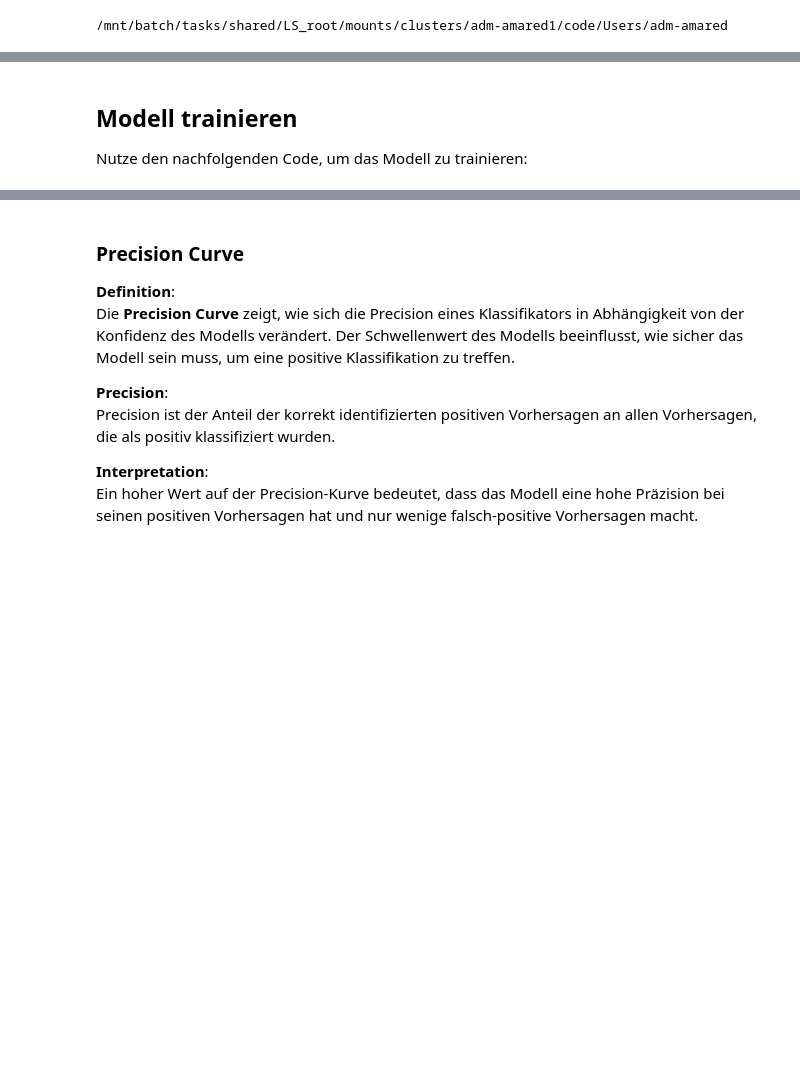
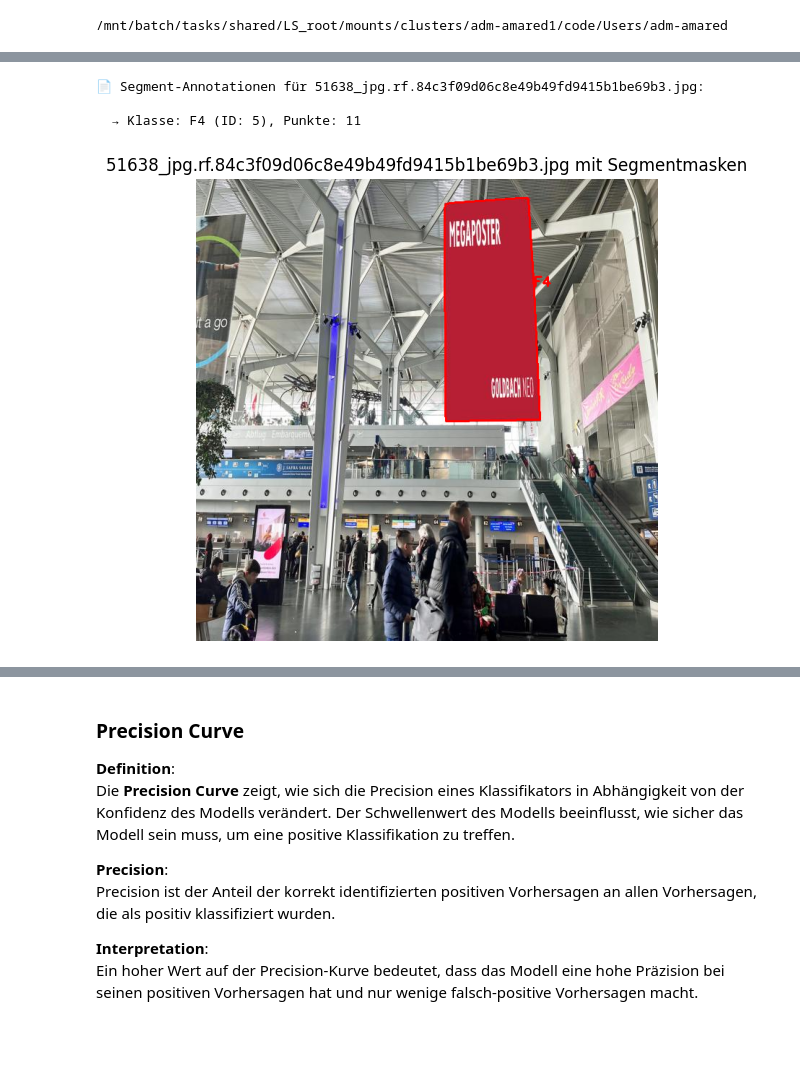
Before and after one commit to amarred97/YOLOv11-seg, a Jupyter notebook: Yolov11-seg.ipynb, the cells around one changed output, grey strips where cells are left out. Cells and saved outputs as stored; diff of their text form; code cells hidden in the pictures; blank space fills up the shorter version.

```diff
--- a/Yolov11-seg.ipynb
+++ b/Yolov11-seg.ipynb
@@ -165,4 +140,66 @@ Annotationen für images-16_jpeg.rf.33aff7a1bff4060eda0dae9eb7b2a069.jpg:
-# %% [markdown]
-## Modell trainieren
-
-Nutze den nachfolgenden Code, um das Modell zu trainieren:
+# %%
+import os
+import random
+import cv2
+import matplotlib.pyplot as plt
+import numpy as np
+
+# Verzeichnisse
+base_dir = "/mnt/batch/tasks/shared/LS_root/mounts/clusters/adm-amared1/code/Users/adm-amared/Stellenbilder-3/valid"
+image_dir = os.path.join(base_dir, "images")
+label_dir = os.path.join(base_dir, "labels")
+
+# Klassenliste
+class_names = ['items', 'DIG', 'F12', 'F200', 'F24', 'F4', 'Megaposter']
+
+# Zufälliges Bild auswählen
+image_files = [f for f in os.listdir(image_dir) if f.endswith(('.jpg', '.png'))]
+image_file = random.choice(image_files)
+image_path = os.path.join(image_dir, image_file)
+label_file = os.path.splitext(image_file)[0] + ".txt"
+label_path = os.path.join(label_dir, label_file)
+
+# Bild laden
+image = cv2.imread(image_path)
+image_rgb = cv2.cvtColor(image, cv2.COLOR_BGR2RGB)
+h, w, _ = image.shape
+
+# Annotationen laden und zeichnen
+if os.path.exists(label_path):
+    with open(label_path, "r") as f:
+        print(f"\n📄 Segment-Annotationen für {image_file}:\n")
+        for line in f:
+            parts = line.strip().split()
+            class_id = int(parts[0])
+            coords = list(map(float, parts[1:]))
+
+            # Punkte in (x, y) Paaren gruppieren und skalieren
+            points = np.array([
+                [int(float(x) * w), int(float(y) * h)]
+                for x, y in zip(coords[::2], coords[1::2])
+            ], dtype=np.int32)
+
+            label_name = class_names[class_id] if class_id < len(class_names) else str(class_id)
+
+            # Maske zeichnen
+            cv2.polylines(image_rgb, [points], isClosed=True, color=(255, 0, 0), thickness=2)
+            x, y = points[0]
+            cv2.putText(image_rgb, label_name, (x, y - 5), cv2.FONT_HERSHEY_SIMPLEX, 0.6, (255, 0, 0), 2)
+
+            # Infos ausgeben
+            print(f"  → Klasse: {label_name} (ID: {class_id}), Punkte: {len(points)}")
+
+else:
+    print(f"⚠️ Keine .txt-Datei gefunden für {image_file}")
+
+# Bild anzeigen
+plt.figure(figsize=(10, 6))
+plt.imshow(image_rgb)
+plt.axis('off')
+plt.title(f"{image_file} mit Segmentmasken")
+plt.show()
+# %% [output]
+📄 Segment-Annotationen für 51638_jpg.rf.84c3f09d06c8e49b49fd9415b1be69b3.jpg:
+
+  → Klasse: F4 (ID: 5), Punkte: 11
+[figure, added]
```
Also changed, not shown: parts of 18 cells of this notebook.
